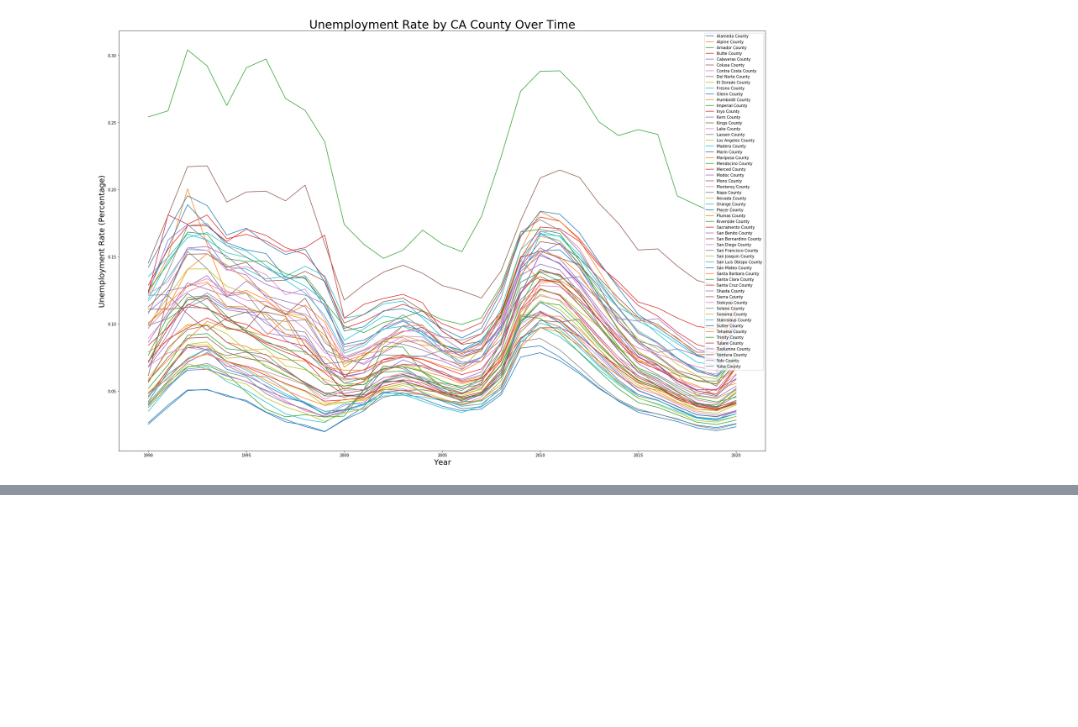
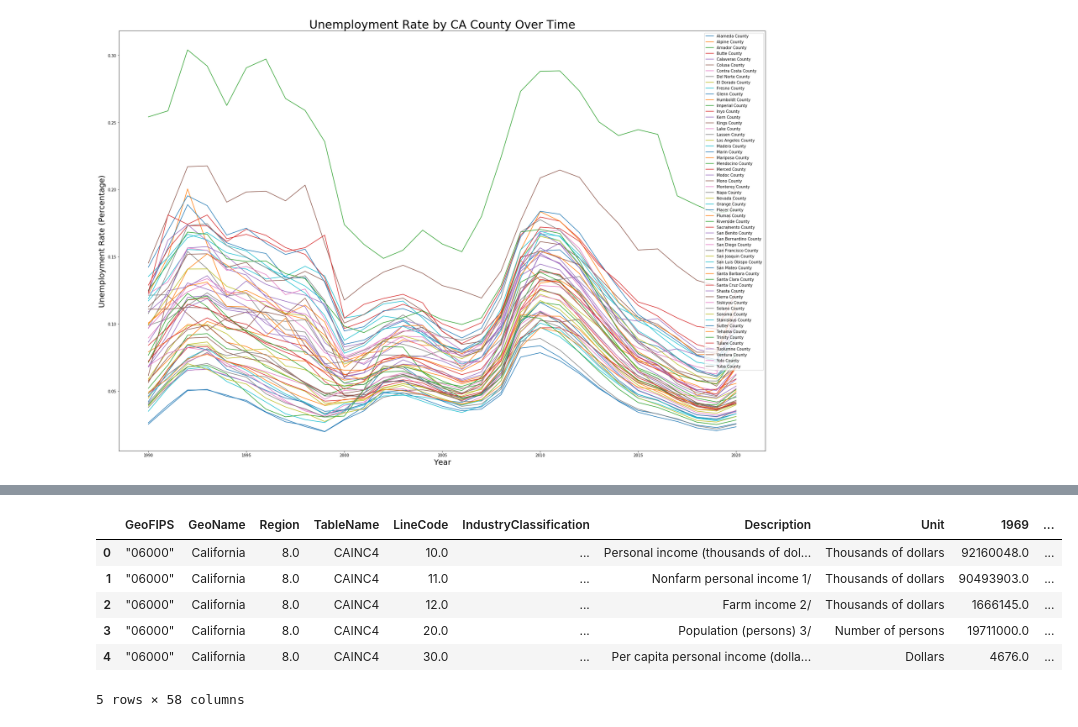
Before and after one commit to huntersapienza/California-Unemployment-Data, a Jupyter notebook: California Unemployment Data.ipynb, the cells around one changed output, grey strips where cells are left out. Saved outputs shown, nothing was run; the diff lists cells and outputs as text; code cells hidden in the pictures; blank space fills up the shorter version.

```diff
--- a/California Unemployment Data.ipynb
+++ b/California Unemployment Data.ipynb
@@ -248,0 +271,11 @@ plt.show()
+# %%
+personal_income_df2 = pd.read_csv('CAINC4/CAINC4_CA_1969_2018.csv')
+personal_income_df2.head()
+# %% [output]
+|  | GeoFIPS | GeoName | Region | TableName | LineCode | IndustryClassification | Description | Unit | 1969 | ... |
+| 0 | "06000" | California | 8.0 | CAINC4 | 10.0 | ... | Personal income (thousands of dol... | Thousands of dollars | 92160048.0 | ... |
+| 1 | "06000" | California | 8.0 | CAINC4 | 11.0 | ... | Nonfarm personal income 1/ | Thousands of dollars | 90493903.0 | ... |
+| 2 | "06000" | California | 8.0 | CAINC4 | 12.0 | ... | Farm income 2/ | Thousands of dollars | 1666145.0 | ... |
+| 3 | "06000" | California | 8.0 | CAINC4 | 20.0 | ... | Population (persons) 3/ | Number of persons | 19711000.0 | ... |
+| 4 | "06000" | California | 8.0 | CAINC4 | 30.0 | ... | Per capita personal income (dolla... | Dollars | 4676.0 | ... |
+5 rows × 58 columns
```
Also changed, not shown: parts of 3 cells of this notebook.
